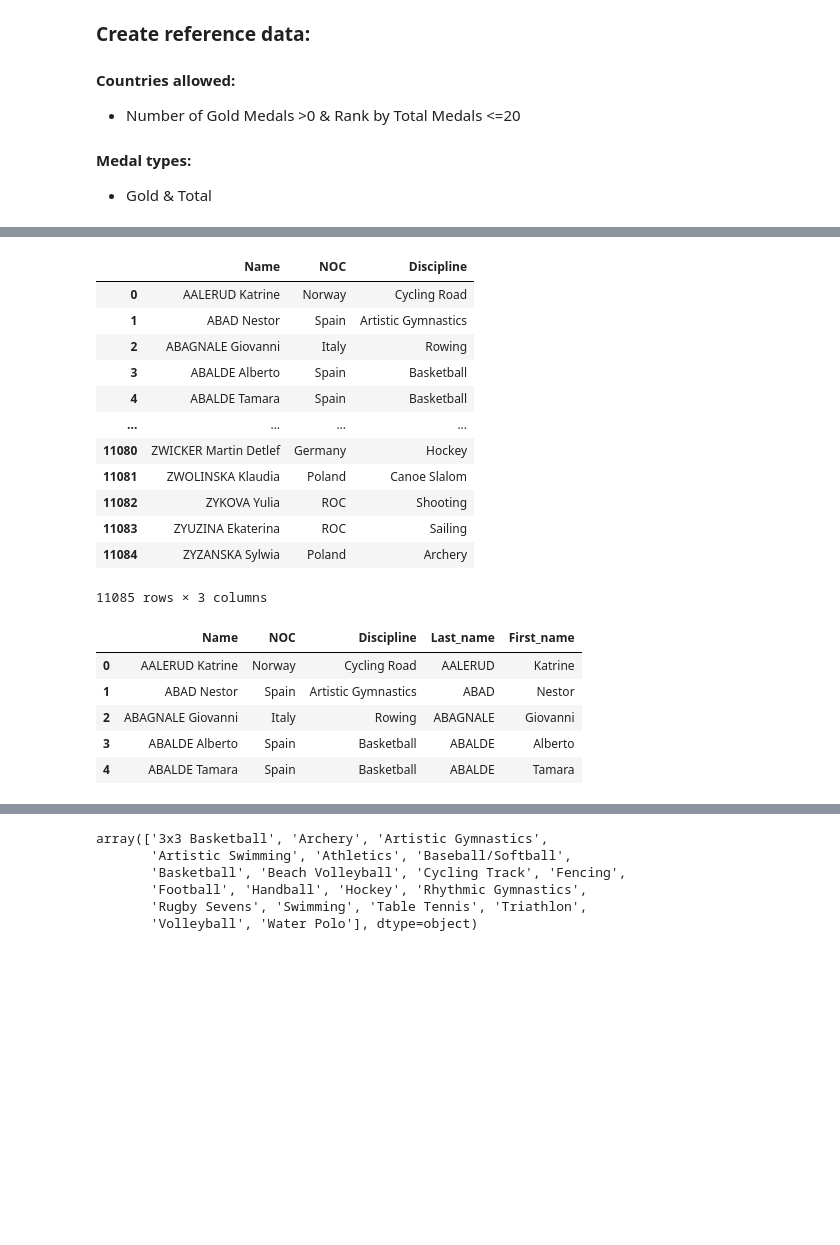
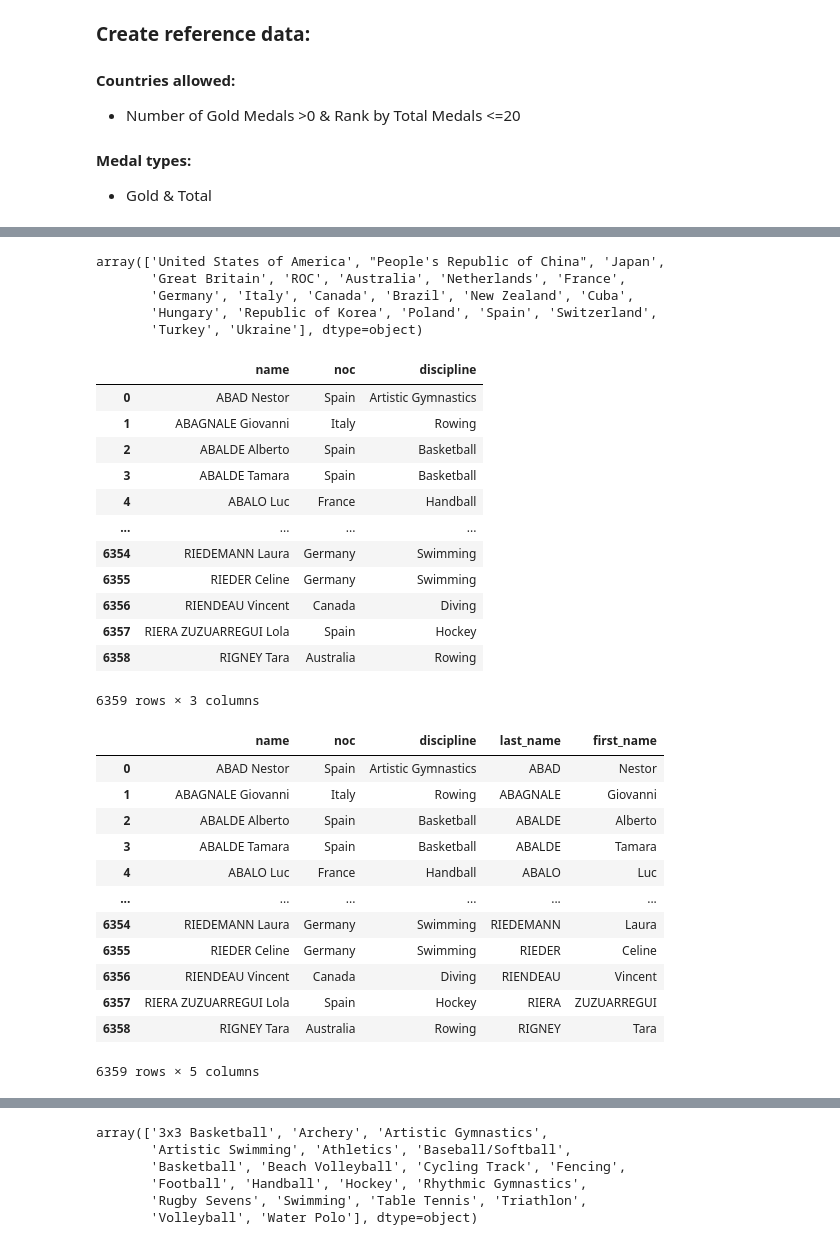
Before and after one commit to BankeUCI/Project_2, a Jupyter notebook: GalynaM/extract_transf.ipynb, the cells around one changed output, grey strips where cells are left out. Drawn from its saved outputs; the diff is of its cells as text; code cells hidden in the pictures; blank space fills up the shorter version.

Commit message:
Data of 4 tables cleaned and added to the Output folder

```diff
--- a/GalynaM/extract_transf.ipynb
+++ b/GalynaM/extract_transf.ipynb
@@ -26,0 +38,9 @@ engine = create_engine("excel:///?Excel File='C:/MyExcelWorkbooks/SampleWorkbook
+# %%
+noc = medals["noc"].values
+noc
+# %% [output]
+array(['United States of America', "People's Republic of China", 'Japan',
+       'Great Britain', 'ROC', 'Australia', 'Netherlands', 'France',
+       'Germany', 'Italy', 'Canada', 'Brazil', 'New Zealand', 'Cuba',
+       'Hungary', 'Republic of Korea', 'Poland', 'Spain', 'Switzerland',
+       'Turkey', 'Ukraine'], dtype=object)
@@ -27,34 +50,41 @@ engine = create_engine("excel:///?Excel File='C:/MyExcelWorkbooks/SampleWorkbook
 # %%
-# Load data about all athletes to dataframe
-athl_path = "../Resources/Athletes.csv"
-all_athl = pd.read_csv(athl_path)
-all_athl
+# Load extracted via sql athena data about athletes - that correspond to
+athl_path = "Resources/athena_query_athletes.csv"
+athletes = pd.read_csv(athl_path)
+athletes
 # %% [output]
-|  | Name | NOC | Discipline |
-| 0 | AALERUD Katrine | Norway | Cycling Road |
-| 1 | ABAD Nestor | Spain | Artistic Gymnastics |
-| 2 | ABAGNALE Giovanni | Italy | Rowing |
-| 3 | ABALDE Alberto | Spain | Basketball |
-| 4 | ABALDE Tamara | Spain | Basketball |
+|  | name | noc | discipline |
+| 0 | ABAD Nestor | Spain | Artistic Gymnastics |
+| 1 | ABAGNALE Giovanni | Italy | Rowing |
+| 2 | ABALDE Alberto | Spain | Basketball |
+| 3 | ABALDE Tamara | Spain | Basketball |
+| 4 | ABALO Luc | France | Handball |
 | ... | ... | ... | ... |
-| 11080 | ZWICKER Martin Detlef | Germany | Hockey |
-| 11081 | ZWOLINSKA Klaudia | Poland | Canoe Slalom |
-| 11082 | ZYKOVA Yulia | ROC | Shooting |
-| 11083 | ZYUZINA Ekaterina | ROC | Sailing |
-| 11084 | ZYZANSKA Sylwia | Poland | Archery |
+| 6354 | RIEDEMANN Laura | Germany | Swimming |
+| 6355 | RIEDER Celine | Germany | Swimming |
+| 6356 | RIENDEAU Vincent | Canada | Diving |
+| 6357 | RIERA ZUZUARREGUI Lola | Spain | Hockey |
+| 6358 | RIGNEY Tara | Australia | Rowing |
-11085 rows × 3 columns
+6359 rows × 3 columns
 # %%
 # Apply BR: Each cell should contain a single value
 
-# Split Name column values into two separated columns
-columnsplit = all_athl['Name'].str.split(" ", expand=True)
-all_athl = all_athl.assign(Last_name=columnsplit[0],First_name=columnsplit[1])
-all_athl.head()
+# Using Pandas split Name column values into two separated columns
+columnsplit = athletes['name'].str.split(" ", expand=True)
+athletes = athletes.assign(last_name=columnsplit[0],first_name=columnsplit[1])
+athletes
 # %% [output]
-|  | Name | NOC | Discipline | Last_name | First_name |
-| 0 | AALERUD Katrine | Norway | Cycling Road | AALERUD | Katrine |
-| 1 | ABAD Nestor | Spain | Artistic Gymnastics | ABAD | Nestor |
-| 2 | ABAGNALE Giovanni | Italy | Rowing | ABAGNALE | Giovanni |
-| 3 | ABALDE Alberto | Spain | Basketball | ABALDE | Alberto |
-| 4 | ABALDE Tamara | Spain | Basketball | ABALDE | Tamara |
+|  | name | noc | discipline | last_name | first_name |
+| 0 | ABAD Nestor | Spain | Artistic Gymnastics | ABAD | Nestor |
+| 1 | ABAGNALE Giovanni | Italy | Rowing | ABAGNALE | Giovanni |
+| 2 | ABALDE Alberto | Spain | Basketball | ABALDE | Alberto |
+| 3 | ABALDE Tamara | Spain | Basketball | ABALDE | Tamara |
+| 4 | ABALO Luc | France | Handball | ABALO | Luc |
+| ... | ... | ... | ... | ... | ... |
+| 6354 | RIEDEMANN Laura | Germany | Swimming | RIEDEMANN | Laura |
+| 6355 | RIEDER Celine | Germany | Swimming | RIEDER | Celine |
+| 6356 | RIENDEAU Vincent | Canada | Diving | RIENDEAU | Vincent |
+| 6357 | RIERA ZUZUARREGUI Lola | Spain | Hockey | RIERA | ZUZUARREGUI |
+| 6358 | RIGNEY Tara | Australia | Rowing | RIGNEY | Tara |
+6359 rows × 5 columns
 # %%
```
Also changed, not shown: parts of 19 cells of this notebook, 7 other files.
